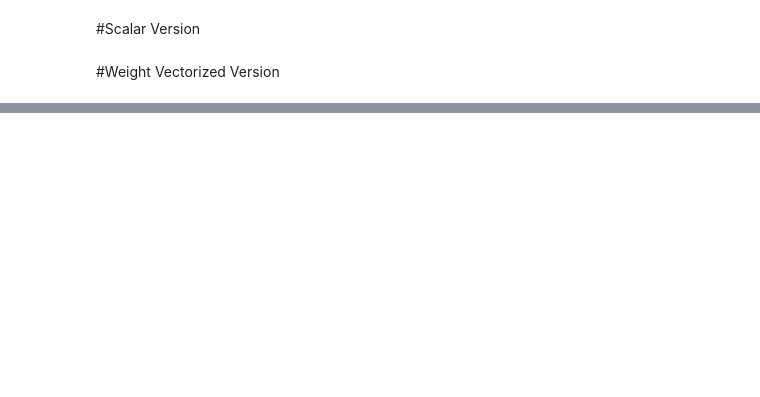
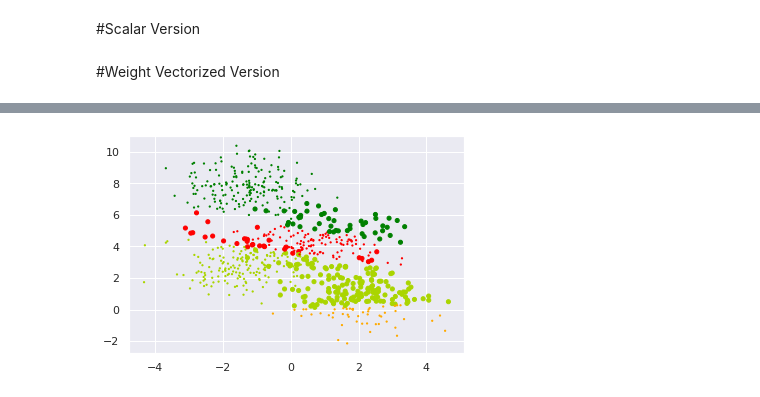
Before and after one commit to imsiddhant07/DeepLearning, a Jupyter notebook: VectorizedFeedForwardNetowrks.ipynb, the cells around one changed output, grey strips where cells are left out. Saved outputs shown, nothing was run; the diff lists cells and outputs as text; code cells hidden in the pictures; blank space fills up the shorter version.

```diff
--- a/VectorizedFeedForwardNetowrks.ipynb
+++ b/VectorizedFeedForwardNetowrks.ipynb
@@ -159,7 +159,7 @@ class FF_MultiClass_Scalar:
     self.a5 = np.exp(self.z5) / sum_exps
     self.a6 = np.exp(self.z6) / sum_exps
 
-    return np.array(self.a3, self.a4, self.a5, self.a6)
+    return np.array([self.a3, self.a4, self.a5, self.a6])
 
 
 
@@ -196,7 +196,7 @@ class FF_MultiClass_Scalar:
 
     self.dw1 = self.dz1 * self.x1
     self.dw2 = self.dz1 * self.x2
-    self.b1 = self.dz1
+    self.db1 = self.dz1
 
     self.dw3 = self.dz2 * self.x1
     self.dw4 = self.dz2 * self.x2
@@ -276,0 +444,11 @@ class FF_MultiClass_Scalar:
+# %%
+models_init = [FF_MultiClass_Scalar(W1, W2), FF_MultiClass_WeightsVectorized(W1,W2), FF_MultiClass_InputWeightsVectorized(W1,W2)]
+models = []
+
+for idx, model in enumerate(models_init, start=1):
+  tic = time.time()
+  ffsn_multi_specific = model
+  ffsn_multi_specific.fit(X_train, Y_OH_train, epochs=2000, learning_rate=0.5, display_loss=True)
+  models.append(ffsn_multi_specific)
+  toc = time.time()
+  print("Time taken by model {} : {}".format(idx, toc-tic))
@@ -276,0 +462,14 @@ class FF_MultiClass_Scalar:
+# %%
+for idx, model in enumerate(models, start=1):
+  Y_pred_train = model.predict(X_train)
+  Y_pred_train = np.argmax(Y_pred_train, 1)
+
+  Y_pred_val = model.predict(X_val)
+  Y_pred_val = np.argmax(Y_pred_val, 1)
+
+  accuracy_train = accuracy_score(Y_pred_train, Y_train)
+  accuracy_val = accuracy_score(Y_pred_val, Y_val)
+
+  print("Model {}".format(idx))
+  print("Training accuracy", round(accuracy_train, 2))
+  print("Validation accuracy", round(accuracy_val, 2))
@@ -276,0 +486,5 @@ class FF_MultiClass_Scalar:
+# %%
+plt.scatter(X_train[:,0], X_train[:,1], c=Y_pred_train, cmap=my_cmap, s=15*(np.abs(np.sign(Y_pred_train-Y_train))+.1))
+plt.show()
+# %% [output]
+[figure, added]
```
Also changed, not shown: parts of 21 cells of this notebook.
